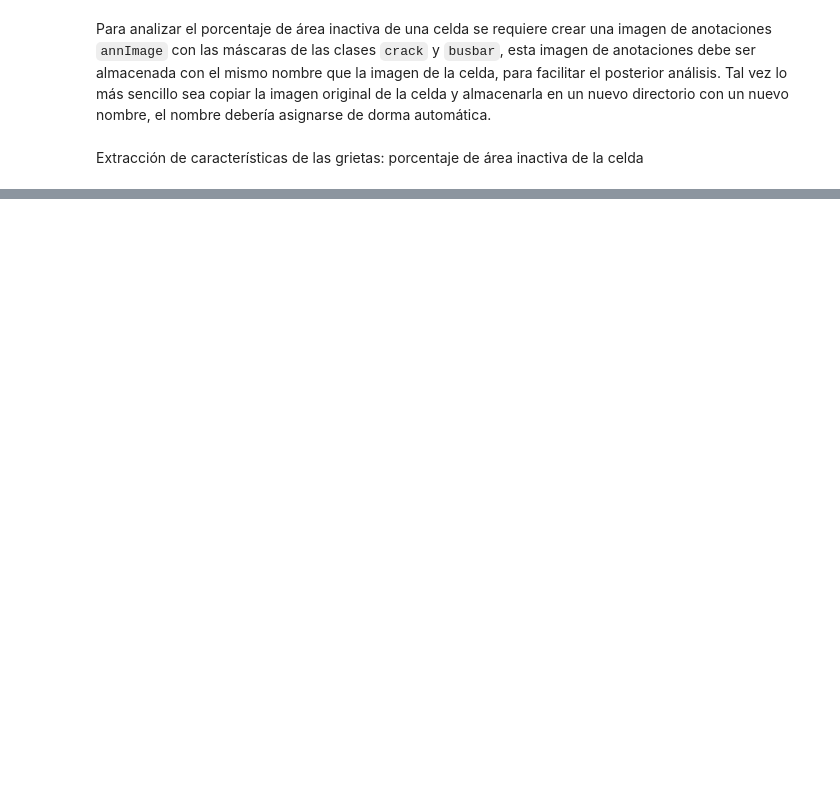
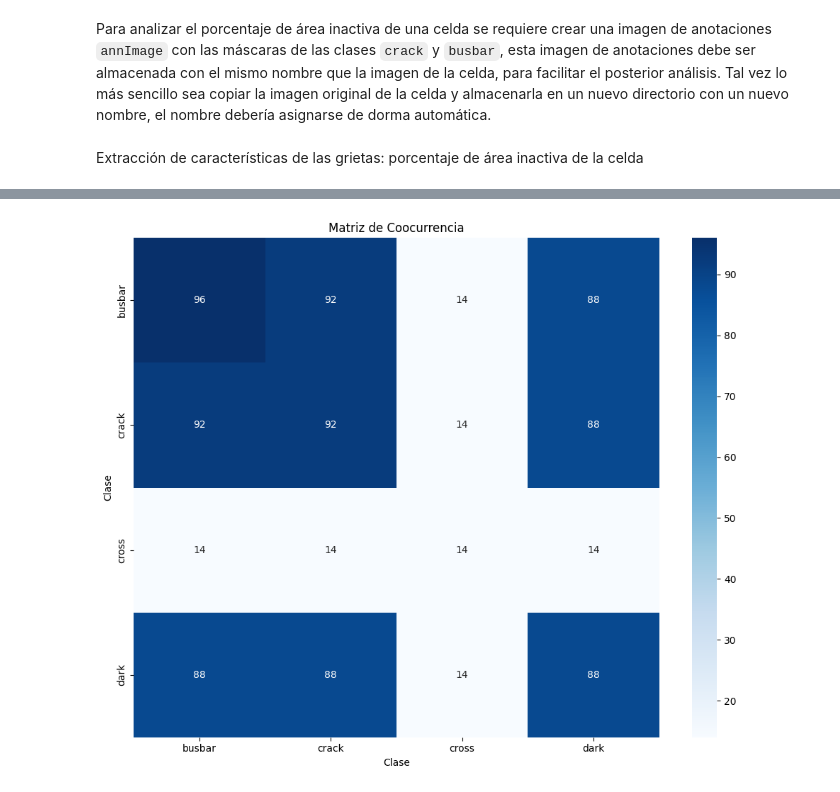
Before and after one commit to Franklingo13/PVDefectDetect, a Jupyter notebook: TestsPV-vision/EvaluacionModelo.ipynb, the cells around one changed output, grey strips where cells are left out. Cells and saved outputs as stored; diff of their text form; code cells hidden in the pictures; blank space fills up the shorter version.

```diff
--- a/TestsPV-vision/EvaluacionModelo.ipynb
+++ b/TestsPV-vision/EvaluacionModelo.ipynb
@@ -589,0 +576,79 @@ Este proceso generará tres mapas de calor que mostrarán las zonas comunes dond
+# %%
+import seaborn as sns
+import pandas as pd
+def generate_cooccurrence_matrix(masks_each, n_classes):
+    """
+    Genera una matriz de coocurrencia para las clases en las imágenes.
+
+    Args:
+        masks_each (list): Lista de máscaras predichas para cada imagen.
+        n_classes (int): Número de clases en el conjunto de datos.
+
+    Returns:
+        np.ndarray: Matriz de coocurrencia.
+    """
+    cooccurrence_matrix = np.zeros((n_classes, n_classes), dtype=int)
+
+    for masks in masks_each:
+        # Convertir a NumPy si es un tensor de PyTorch
+        if isinstance(masks, torch.Tensor):
+            masks = masks.cpu().numpy()
+
+        # Crear un conjunto de clases presentes en la imagen
+        present_classes = set()
+        for class_index in range(n_classes):
+            if np.any(masks[class_index]):
+                present_classes.add(class_index)
+
+        # Actualizar la matriz de coocurrencia
+        for class1 in present_classes:
+            for class2 in present_classes:
+                cooccurrence_matrix[class1, class2] += 1
+
+    return cooccurrence_matrix
+
+def plot_cooccurrence_matrix(cooccurrence_matrix, class_names):
+    """
+    Visualiza la matriz de coocurrencia.
+
+    Args:
+        cooccurrence_matrix (np.ndarray): Matriz de coocurrencia.
+        class_names (list): Lista de nombres de las clases.
+    """
+    plt.figure(figsize=(10, 8))
+    sns.heatmap(cooccurrence_matrix, annot=True, fmt="d", cmap='Blues', xticklabels=class_names, yticklabels=class_names)
+    plt.xlabel('Clase')
+    plt.ylabel('Clase')
+    plt.title('Matriz de Coocurrencia')
+    plt.tight_layout()
+    plt.show()
+
+def save_cooccurrence_matrix(cooccurrence_matrix, class_names, file_path):
+    """
+    Guarda la matriz de coocurrencia en un archivo CSV.
+
+    Args:
+        cooccurrence_matrix (np.ndarray): Matriz de coocurrencia.
+        class_names (list): Lista de nombres de las clases.
+        file_path (str): Ruta del archivo CSV donde se guardará la matriz.
+    """
+    df = pd.DataFrame(cooccurrence_matrix, index=class_names, columns=class_names)
+    df.to_csv(file_path)
+
+
+# Nombres de las clases
+class_names = ['busbar', 'crack', 'cross', 'dark']
+# Número de clases en el conjunto de datos
+n_classes = 4  # Ajusta esto según tu conjunto de datos
+
+# Generar la matriz de coocurrencia
+cooccurrence_matrix = generate_cooccurrence_matrix(masks_each, n_classes)
+
+# Visualizar la matriz de coocurrencia
+plot_cooccurrence_matrix(cooccurrence_matrix, class_names)
+
+reporte_path = 'D:/Documentos/Universidad de Cuenca/Trabajo de Titulación/Predicciones/Salidas'
+# Guardar la matriz de coocurrencia en un archivo CSV
+#save_cooccurrence_matrix(cooccurrence_matrix, class_names, f'{reporte_path}/cooccurrence_matrix.csv')
+# %% [output]
+[figure, added]
```
Also changed, not shown: parts of 11 cells of this notebook.
